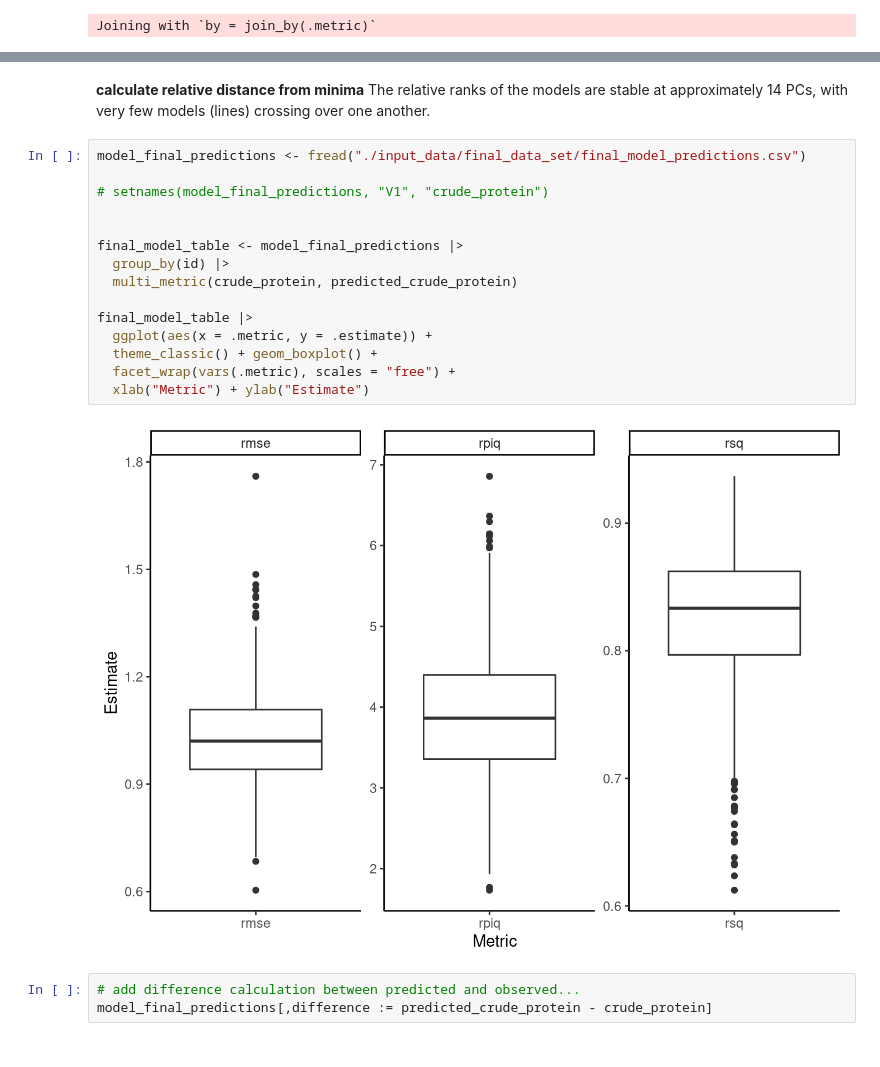
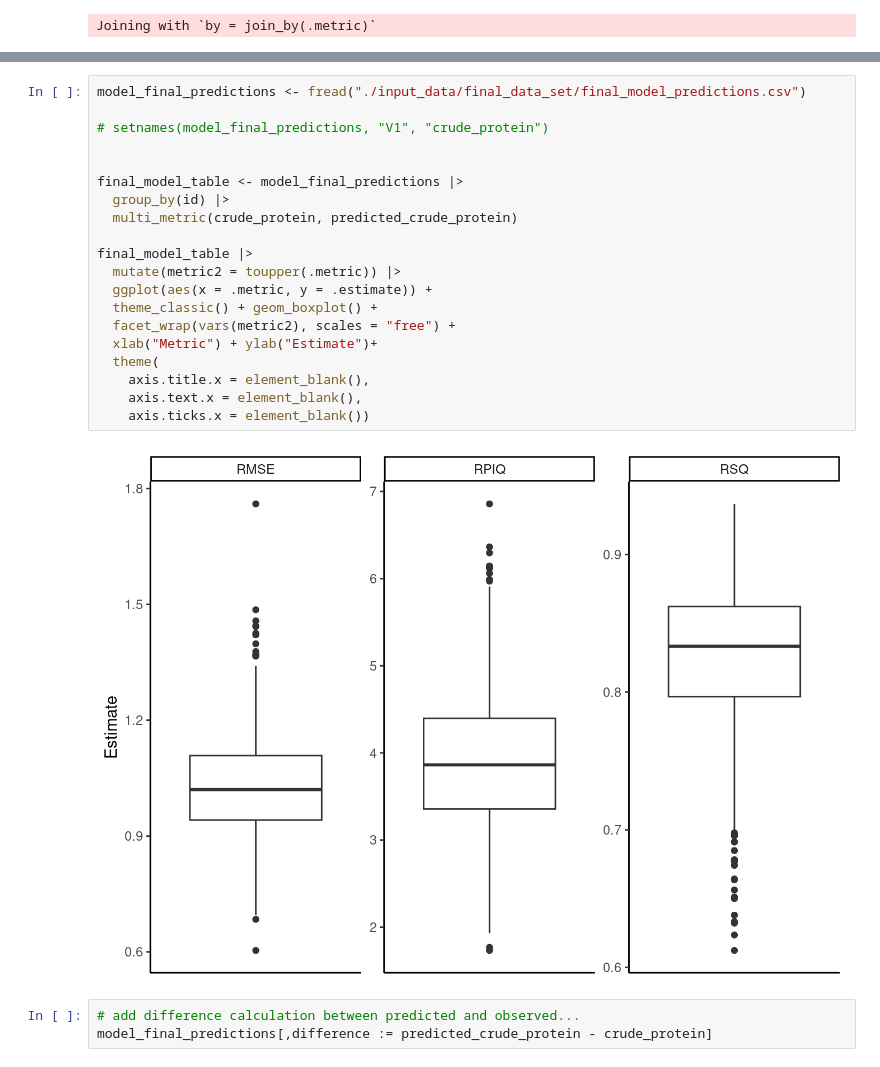
Before and after one commit to rvcrawford/glowing-system, a Jupyter notebook: index.embed.ipynb, the cells around one changed output, grey strips where cells are left out. Drawn from its saved outputs; the diff is of its cells as text.

```diff
--- a/index.embed.ipynb
+++ b/index.embed.ipynb
@@ -279,25 +297,28 @@ model_n_comp_statistics |>
   ylab("Crude Protein Model Root Mean Squared Error")
 # %% [output]
 [figure]
-# %% [markdown]
-**calculate relative distance from minima** The relative ranks of the models are stable at approximately 14 PCs, with very few models (lines) crossing over one another.
 # %%
 model_final_predictions <- fread("./input_data/final_data_set/final_model_predictions.csv")
 
 # setnames(model_final_predictions, "V1", "crude_protein")
 
 
 final_model_table <- model_final_predictions |>
   group_by(id) |>
   multi_metric(crude_protein, predicted_crude_protein)
 
 final_model_table |>
+  mutate(metric2 = toupper(.metric)) |>
   ggplot(aes(x = .metric, y = .estimate)) +
   theme_classic() + geom_boxplot() +
-  facet_wrap(vars(.metric), scales = "free") +
-  xlab("Metric") + ylab("Estimate")
+  facet_wrap(vars(metric2), scales = "free") +
+  xlab("Metric") + ylab("Estimate")+
+  theme(
+    axis.title.x = element_blank(),
+    axis.text.x = element_blank(),
+    axis.ticks.x = element_blank())
 # %% [output]
-[figure, old version]
+[figure, new version]
 # %%
 # add difference calculation between predicted and observed...
 model_final_predictions[,difference := predicted_crude_protein - crude_protein]
```
Also changed, not shown: parts of 15 cells of this notebook, 20 other files.
